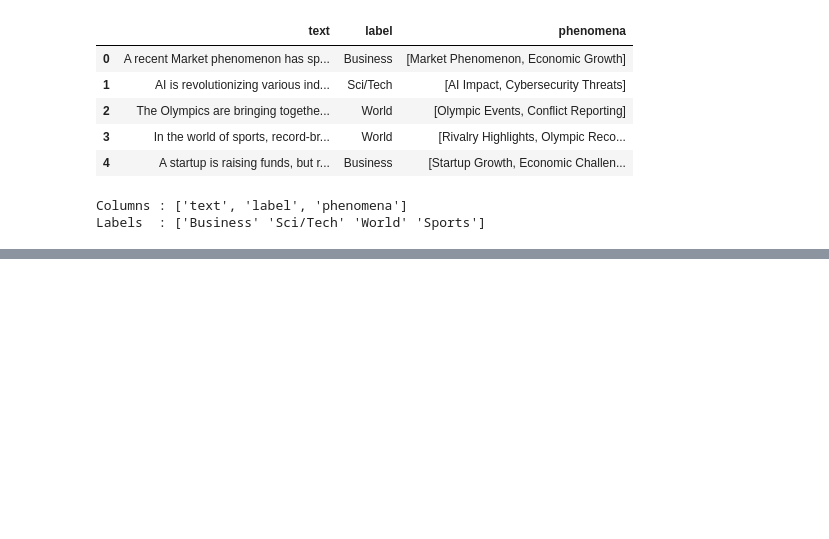
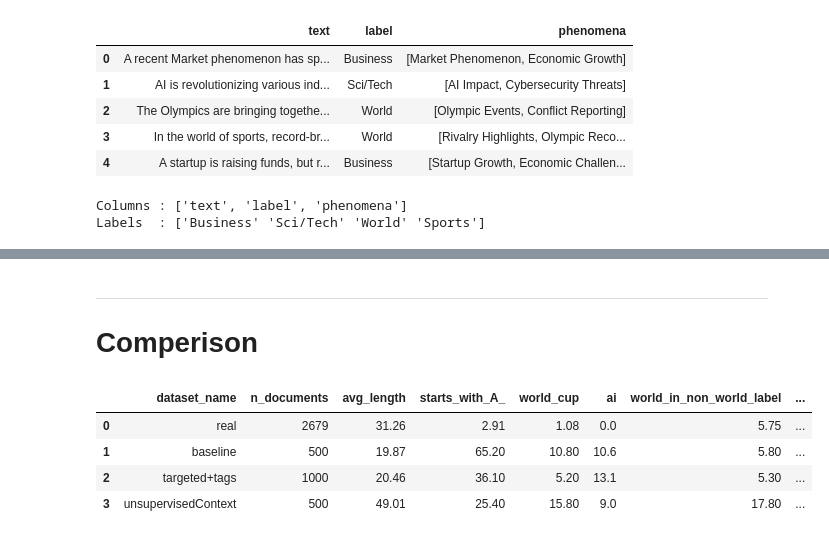
Before and after one commit to AlessandroGhiotto/thesis-nlp, a Jupyter notebook: src/agnews/look_synthetic_data.ipynb, the cells around one changed output, grey strips where cells are left out. Saved outputs shown, nothing was run; the diff lists cells and outputs as text; code cells hidden in the pictures; blank space fills up the shorter version.

```diff
--- a/src/agnews/look_synthetic_data.ipynb
+++ b/src/agnews/look_synthetic_data.ipynb
@@ -73 +259,3 @@ Set of labels: {'Sports', 'World', 'Sci/Tech', 'Business'}
 Number of labels: 4
+# %%
+analysis_result.append(check_patterns(df_targeted, print_n=3, dataset_name="targeted+tags"))
@@ -140,0 +329,2 @@ Number of unique phenomena: 502
+# %%
+analysis_result.append(check_patterns(df_unsupContext, print_n=3, dataset_name="unsupervisedContext"))
@@ -140,0 +349,15 @@ Number of unique phenomena: 502
+# %% [markdown]
+
+---
+
+# Comperison
+# %%
+df_analysis = pd.DataFrame(analysis_result)
+
+display(df_analysis.round(2))
+# %% [output]
+|  | dataset_name | n_documents | avg_length | starts_with_A_ | world_cup | ai | world_in_non_world_label | ... |
+| 0 | real | 2679 | 31.26 | 2.91 | 1.08 | 0.0 | 5.75 | ... |
+| 1 | baseline | 500 | 19.87 | 65.20 | 10.80 | 10.6 | 5.80 | ... |
+| 2 | targeted+tags | 1000 | 20.46 | 36.10 | 5.20 | 13.1 | 5.30 | ... |
+| 3 | unsupervisedContext | 500 | 49.01 | 25.40 | 15.80 | 9.0 | 17.80 | ... |
```
Also changed, not shown: parts of 21 cells of this notebook, 8 other files.
